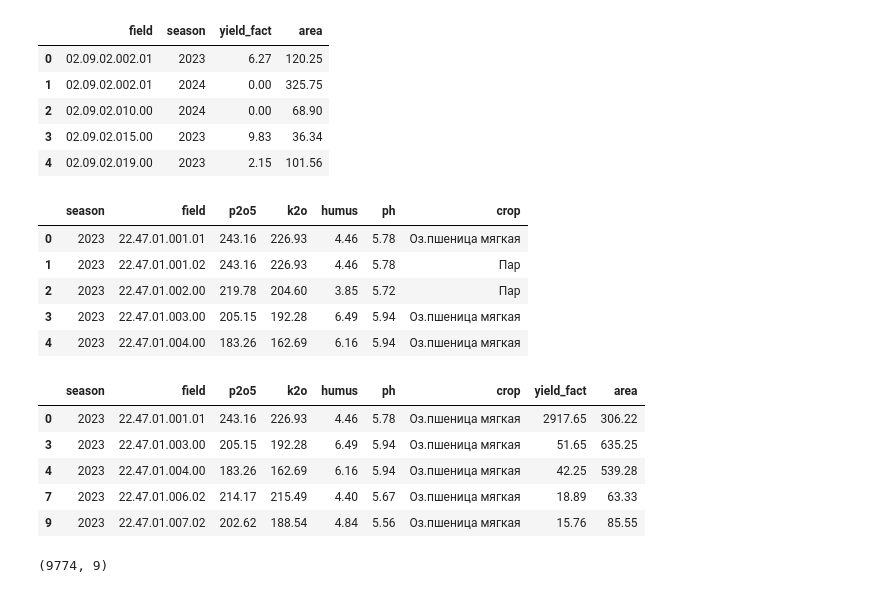
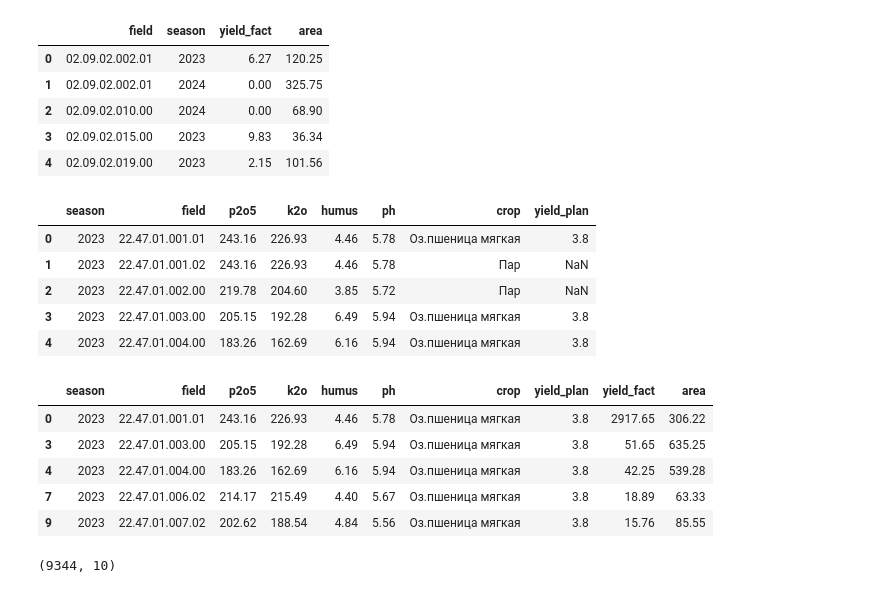
Before and after one commit to VladSunny/DANO_EKONIVA, a Jupyter notebook: notebooks/searchForHypotheses.ipynb, the cells around one changed output. Saved outputs shown, nothing was run; the diff lists cells and outputs as text; code cells hidden in the pictures.

```diff
--- a/notebooks/searchForHypotheses.ipynb
+++ b/notebooks/searchForHypotheses.ipynb
@@ -66,28 +66,28 @@ df_yield_fact.head()
 | 3 | 02.09.02.015.00 | 2023 | 9.83 | 36.34 |
 | 4 | 02.09.02.019.00 | 2023 | 2.15 | 101.56 |
 # %%
-df_fields_tmp = df_fields[['season', 'field', 'p2o5', 'k2o', 'humus', 'ph', 'crop']]
+df_fields_tmp = df_fields[['season', 'field', 'p2o5', 'k2o', 'humus', 'ph', 'crop', 'yield_plan']]
 df_fields_tmp.head()
 # %% [output]
-|  | season | field | p2o5 | k2o | humus | ph | crop |
-| 0 | 2023 | 22.47.01.001.01 | 243.16 | 226.93 | 4.46 | 5.78 | Оз.пшеница мягкая |
-| 1 | 2023 | 22.47.01.001.02 | 243.16 | 226.93 | 4.46 | 5.78 | Пар |
-| 2 | 2023 | 22.47.01.002.00 | 219.78 | 204.60 | 3.85 | 5.72 | Пар |
-| 3 | 2023 | 22.47.01.003.00 | 205.15 | 192.28 | 6.49 | 5.94 | Оз.пшеница мягкая |
-| 4 | 2023 | 22.47.01.004.00 | 183.26 | 162.69 | 6.16 | 5.94 | Оз.пшеница мягкая |
+|  | season | field | p2o5 | k2o | humus | ph | crop | yield_plan |
+| 0 | 2023 | 22.47.01.001.01 | 243.16 | 226.93 | 4.46 | 5.78 | Оз.пшеница мягкая | 3.8 |
+| 1 | 2023 | 22.47.01.001.02 | 243.16 | 226.93 | 4.46 | 5.78 | Пар | NaN |
+| 2 | 2023 | 22.47.01.002.00 | 219.78 | 204.60 | 3.85 | 5.72 | Пар | NaN |
+| 3 | 2023 | 22.47.01.003.00 | 205.15 | 192.28 | 6.49 | 5.94 | Оз.пшеница мягкая | 3.8 |
+| 4 | 2023 | 22.47.01.004.00 | 183.26 | 162.69 | 6.16 | 5.94 | Оз.пшеница мягкая | 3.8 |
 # %%
 df = df_fields_tmp.merge(df_yield_fact, how='left', on=['field', 'season'])
 df = df.dropna()
 
 df.head()
 # %% [output]
-|  | season | field | p2o5 | k2o | humus | ph | crop | yield_fact | area |
-| 0 | 2023 | 22.47.01.001.01 | 243.16 | 226.93 | 4.46 | 5.78 | Оз.пшеница мягкая | 2917.65 | 306.22 |
-| 3 | 2023 | 22.47.01.003.00 | 205.15 | 192.28 | 6.49 | 5.94 | Оз.пшеница мягкая | 51.65 | 635.25 |
-| 4 | 2023 | 22.47.01.004.00 | 183.26 | 162.69 | 6.16 | 5.94 | Оз.пшеница мягкая | 42.25 | 539.28 |
-| 7 | 2023 | 22.47.01.006.02 | 214.17 | 215.49 | 4.40 | 5.67 | Оз.пшеница мягкая | 18.89 | 63.33 |
-| 9 | 2023 | 22.47.01.007.02 | 202.62 | 188.54 | 4.84 | 5.56 | Оз.пшеница мягкая | 15.76 | 85.55 |
+|  | season | field | p2o5 | k2o | humus | ph | crop | yield_plan | yield_fact | area |
+| 0 | 2023 | 22.47.01.001.01 | 243.16 | 226.93 | 4.46 | 5.78 | Оз.пшеница мягкая | 3.8 | 2917.65 | 306.22 |
+| 3 | 2023 | 22.47.01.003.00 | 205.15 | 192.28 | 6.49 | 5.94 | Оз.пшеница мягкая | 3.8 | 51.65 | 635.25 |
+| 4 | 2023 | 22.47.01.004.00 | 183.26 | 162.69 | 6.16 | 5.94 | Оз.пшеница мягкая | 3.8 | 42.25 | 539.28 |
+| 7 | 2023 | 22.47.01.006.02 | 214.17 | 215.49 | 4.40 | 5.67 | Оз.пшеница мягкая | 3.8 | 18.89 | 63.33 |
+| 9 | 2023 | 22.47.01.007.02 | 202.62 | 188.54 | 4.84 | 5.56 | Оз.пшеница мягкая | 3.8 | 15.76 | 85.55 |
 # %%
 df.shape
 # %% [output]
-(9774, 9)
+(9344, 10)
```
Also changed, not shown: parts of 8 cells of this notebook.
